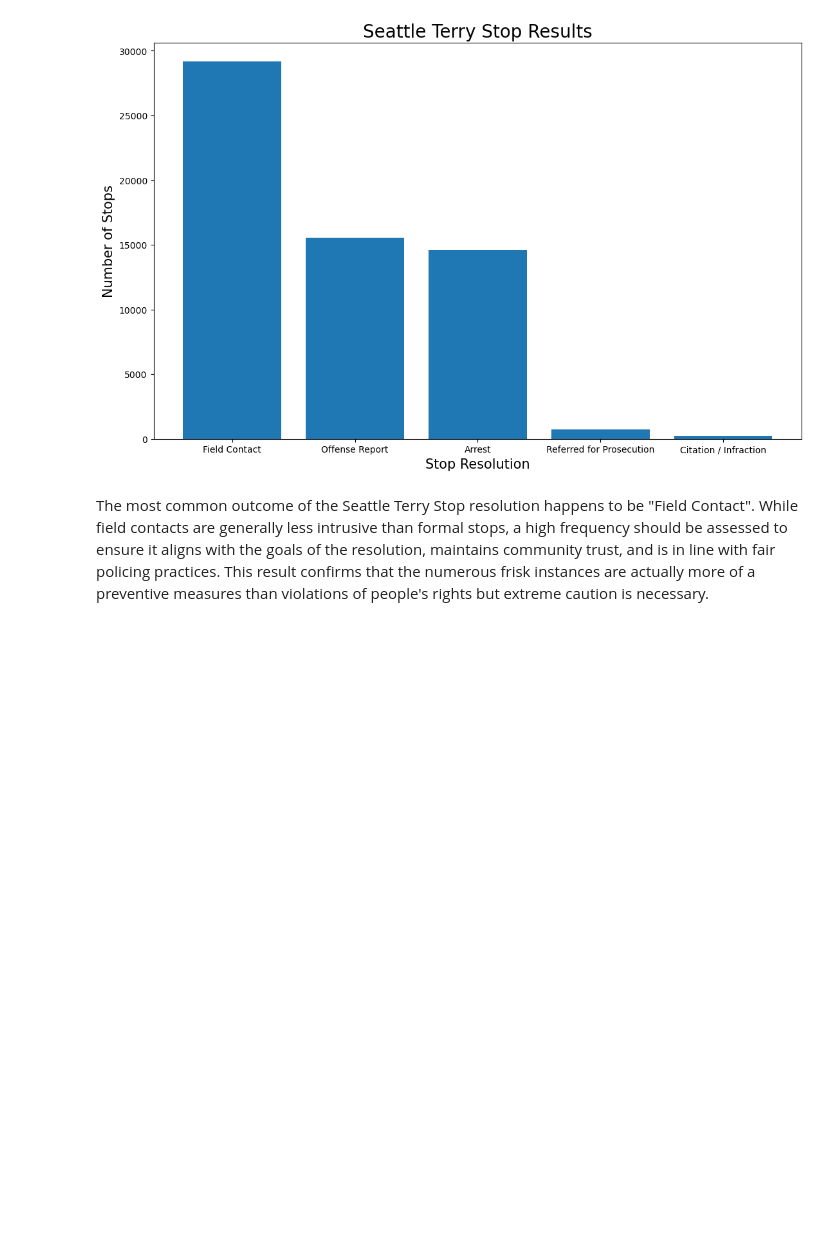
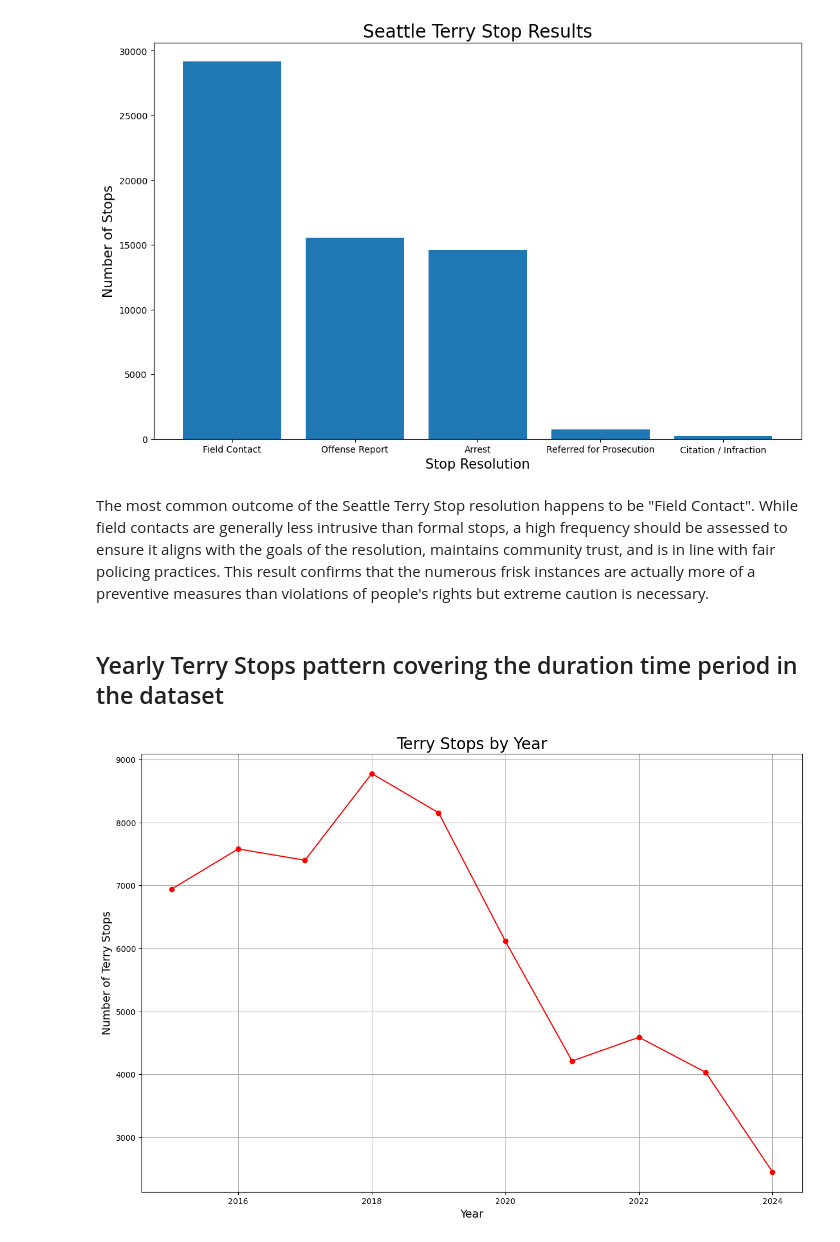
Before and after one commit to ShamlaA/Terry-Traffic-Stops-Prediction-for-Racial-Bias, a Jupyter notebook: Terry_stops_EDA.ipynb, the cells around one changed output. Drawn from its saved outputs; the diff is of its cells as text; code cells hidden in the pictures; blank space fills up the shorter version.

```diff
--- a/Terry_stops_EDA.ipynb
+++ b/Terry_stops_EDA.ipynb
@@ -353,3 +403,24 @@ Text(0.5, 1.0, 'Seattle Terry Stop Results')
 # %% [markdown]
 The most common outcome of the Seattle Terry Stop resolution happens to be "Field Contact". While field contacts are generally less intrusive than formal stops, a high frequency should be assessed to ensure it aligns with the goals of the resolution, maintains community trust, and is in line with fair policing practices.
 This result confirms that the numerous frisk instances are actually more of a preventive measures than violations of people's rights but extreme caution is necessary.
+# %% [markdown]
+## Yearly Terry Stops pattern covering the duration time period in the dataset
+# %%
+# Creating a new DataFrame with the year column and a count column
+year_df = pd.DataFrame(df['incident_year'])
+year_df['count'] = 1
+
+# Group by 'incident_year' and sum the 'count' column
+year_graph = year_df.groupby('incident_year', as_index=False)['count'].sum()
+
+# Plot the number of Terry Stops by year
+plt.figure(figsize=(15,10))
+plt.plot(year_graph['incident_year'], year_graph['count'], color='red', marker='o')
+plt.title('Terry Stops by Year', fontsize=20)
+plt.xlabel('Year', fontsize=14)
+plt.ylabel('Number of Terry Stops', fontsize=14)
+plt.grid(True)  # Enable grid for better readability
+
+plt.show()
+# %% [output]
+[figure, added]
```
Also changed, not shown: parts of 26 cells of this notebook.
